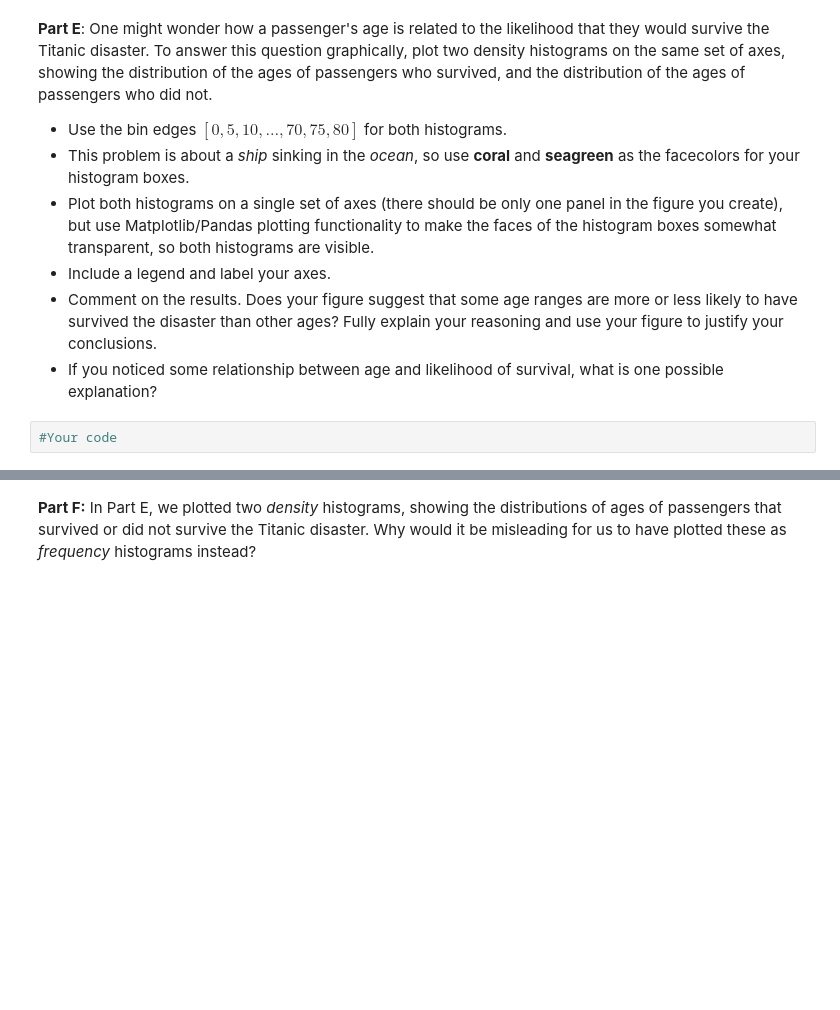
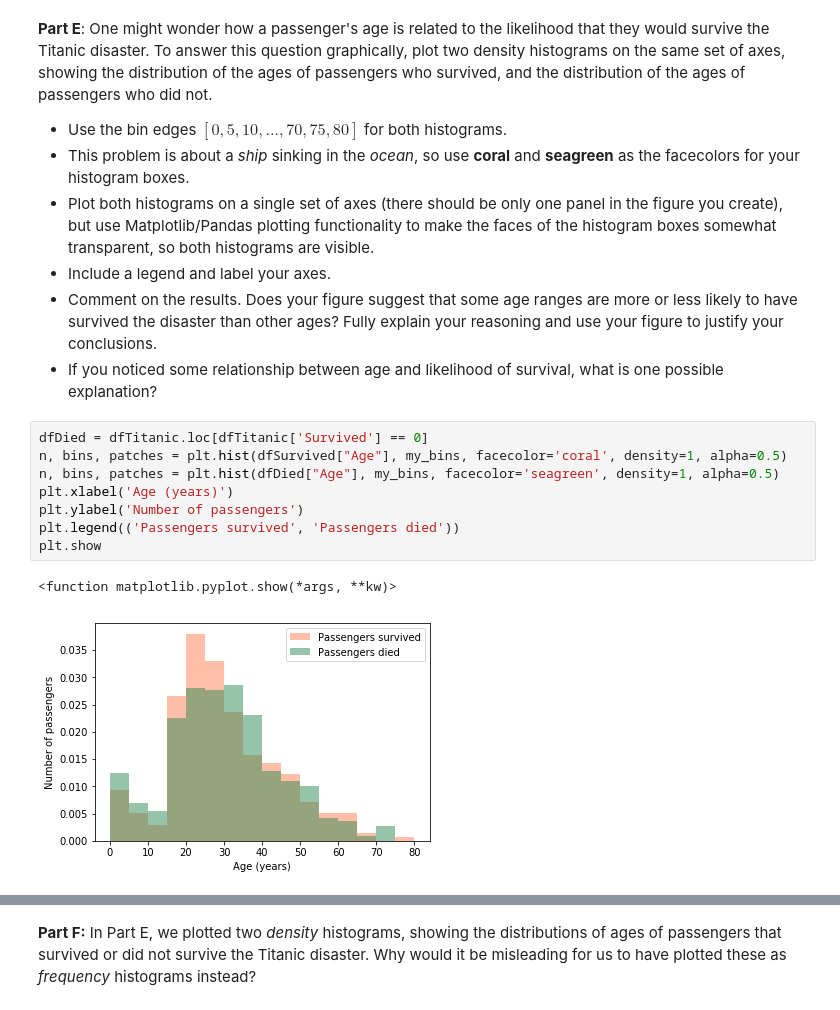
Before and after one commit to MugBergerFries/DataSci, a Jupyter notebook: HW1/HW1_Berger_Sam.ipynb, the cells around one changed output, grey strips where cells are left out. Drawn from its saved outputs; the diff is of its cells as text; blank space fills up the shorter version.

```diff
--- a/HW1/HW1_Berger_Sam.ipynb
+++ b/HW1/HW1_Berger_Sam.ipynb
@@ -331,5 +337,14 @@ my_bins = range(0,85,5)
 * Include a legend and label your axes.
 * Comment on the results. Does your figure suggest that some age ranges are more or less likely to have survived the disaster than other ages? Fully explain your reasoning and use your figure to justify your conclusions.
 * If you noticed some relationship between age and likelihood of survival, what is one possible explanation?
-# %%
-#Your code
+# %%
+dfDied = dfTitanic.loc[dfTitanic['Survived'] == 0]
+n, bins, patches = plt.hist(dfSurvived["Age"], my_bins, facecolor='coral', density=1, alpha=0.5)
+n, bins, patches = plt.hist(dfDied["Age"], my_bins, facecolor='seagreen', density=1, alpha=0.5)
+plt.xlabel('Age (years)')
+plt.ylabel('Number of passengers')
+plt.legend(('Passengers survived', 'Passengers died'))
+plt.show
+# %% [output]
+<function matplotlib.pyplot.show(*args, **kw)>
+[figure, added]
```
Also changed, not shown: parts of 8 cells of this notebook.
